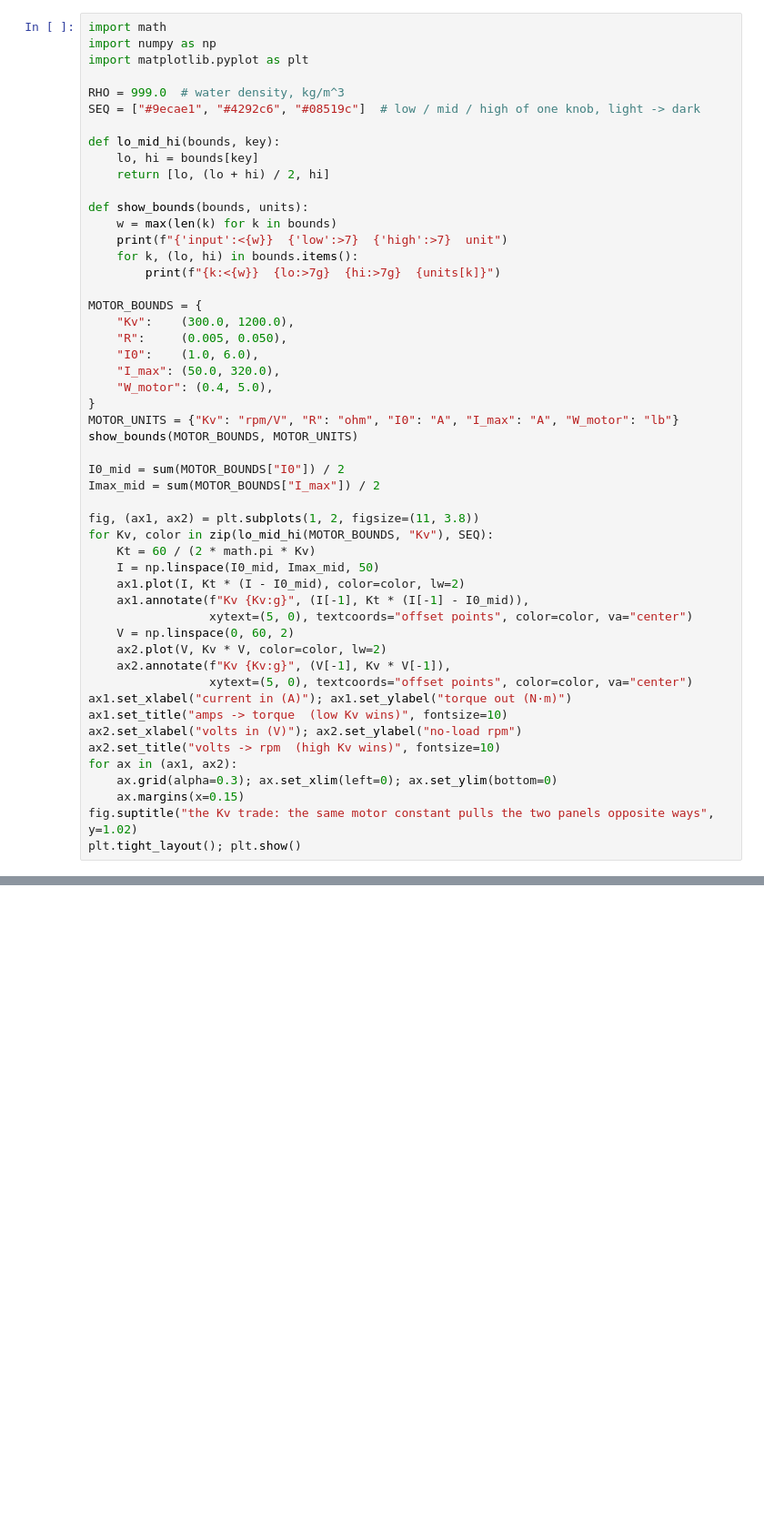
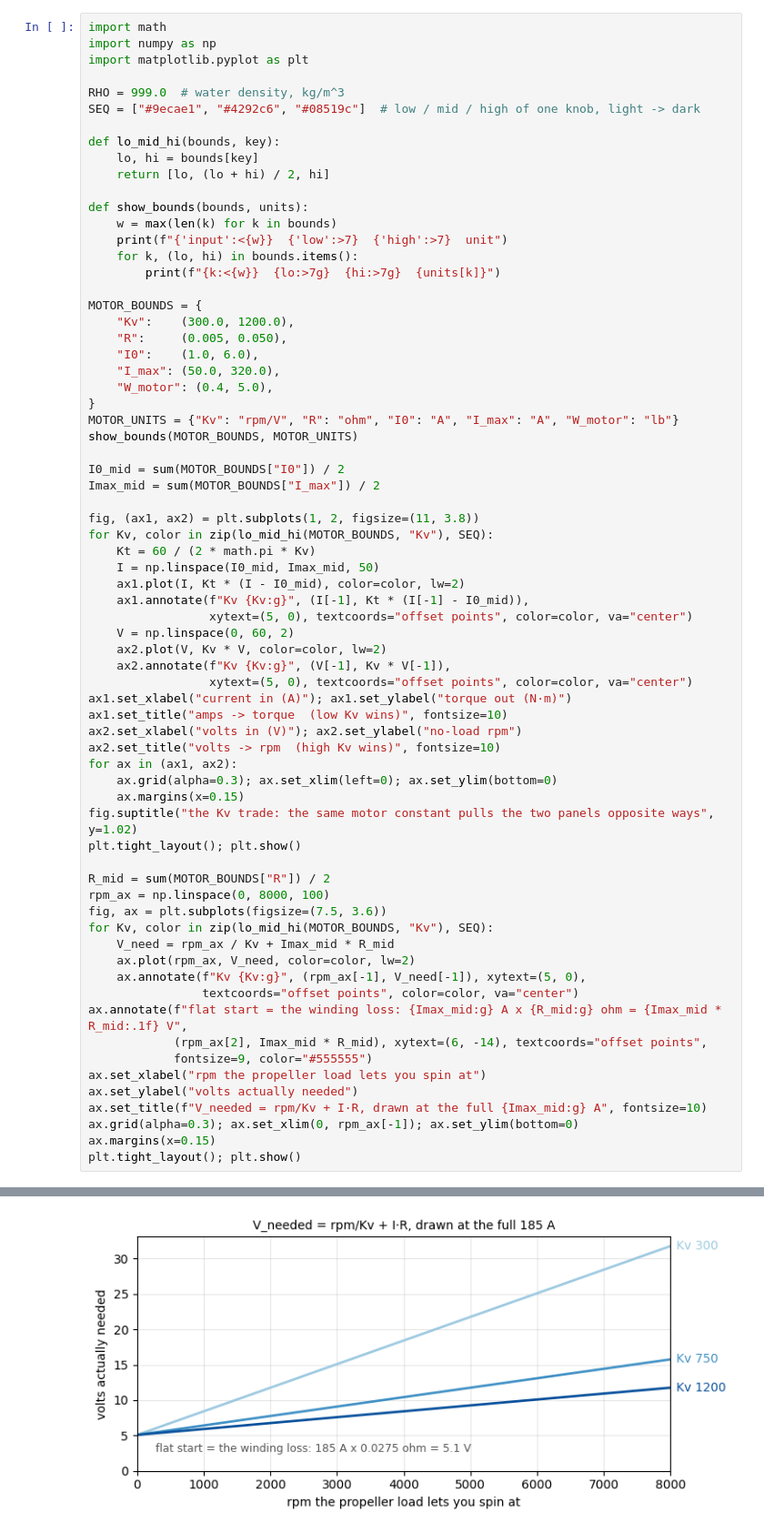
Before and after one commit to MarMar888/hav, a Jupyter notebook: optimization/willmarley.ipynb, the cells around one changed output, grey strips where cells are left out. Shown at 91% size. Saved outputs shown, nothing was run; the diff lists cells and outputs as text; blank space fills up the shorter version.

```diff
--- a/optimization/willmarley.ipynb
+++ b/optimization/willmarley.ipynb
@@ -66,33 +89,52 @@ I0_mid = sum(MOTOR_BOUNDS["I0"]) / 2
 Imax_mid = sum(MOTOR_BOUNDS["I_max"]) / 2
 
 fig, (ax1, ax2) = plt.subplots(1, 2, figsize=(11, 3.8))
 for Kv, color in zip(lo_mid_hi(MOTOR_BOUNDS, "Kv"), SEQ):
     Kt = 60 / (2 * math.pi * Kv)
     I = np.linspace(I0_mid, Imax_mid, 50)
     ax1.plot(I, Kt * (I - I0_mid), color=color, lw=2)
     ax1.annotate(f"Kv {Kv:g}", (I[-1], Kt * (I[-1] - I0_mid)),
                  xytext=(5, 0), textcoords="offset points", color=color, va="center")
     V = np.linspace(0, 60, 2)
     ax2.plot(V, Kv * V, color=color, lw=2)
     ax2.annotate(f"Kv {Kv:g}", (V[-1], Kv * V[-1]),
                  xytext=(5, 0), textcoords="offset points", color=color, va="center")
 ax1.set_xlabel("current in (A)"); ax1.set_ylabel("torque out (N·m)")
 ax1.set_title("amps -> torque  (low Kv wins)", fontsize=10)
 ax2.set_xlabel("volts in (V)"); ax2.set_ylabel("no-load rpm")
 ax2.set_title("volts -> rpm  (high Kv wins)", fontsize=10)
 for ax in (ax1, ax2):
     ax.grid(alpha=0.3); ax.set_xlim(left=0); ax.set_ylim(bottom=0)
     ax.margins(x=0.15)
 fig.suptitle("the Kv trade: the same motor constant pulls the two panels opposite ways", y=1.02)
 plt.tight_layout(); plt.show()
+
+R_mid = sum(MOTOR_BOUNDS["R"]) / 2
+rpm_ax = np.linspace(0, 8000, 100)
+fig, ax = plt.subplots(figsize=(7.5, 3.6))
+for Kv, color in zip(lo_mid_hi(MOTOR_BOUNDS, "Kv"), SEQ):
+    V_need = rpm_ax / Kv + Imax_mid * R_mid
+    ax.plot(rpm_ax, V_need, color=color, lw=2)
+    ax.annotate(f"Kv {Kv:g}", (rpm_ax[-1], V_need[-1]), xytext=(5, 0),
+                textcoords="offset points", color=color, va="center")
+ax.annotate(f"flat start = the winding loss: {Imax_mid:g} A x {R_mid:g} ohm = {Imax_mid * R_mid:.1f} V",
+            (rpm_ax[2], Imax_mid * R_mid), xytext=(6, -14), textcoords="offset points",
+            fontsize=9, color="#555555")
+ax.set_xlabel("rpm the propeller load lets you spin at")
+ax.set_ylabel("volts actually needed")
+ax.set_title(f"V_needed = rpm/Kv + I·R, drawn at the full {Imax_mid:g} A", fontsize=10)
+ax.grid(alpha=0.3); ax.set_xlim(0, rpm_ax[-1]); ax.set_ylim(bottom=0)
+ax.margins(x=0.15)
+plt.tight_layout(); plt.show()
 # %% [output]
 input        low     high  unit
 Kv           300     1200  rpm/V
 R          0.005     0.05  ohm
 I0             1        6  A
 I_max         50      320  A
 W_motor      0.4        5  lb
 [figure]
+[figure, added]
 # %% [markdown]
 ## 2. The propeller
 
```
Also changed, not shown: parts of 2 cells of this notebook, 3 other files.
